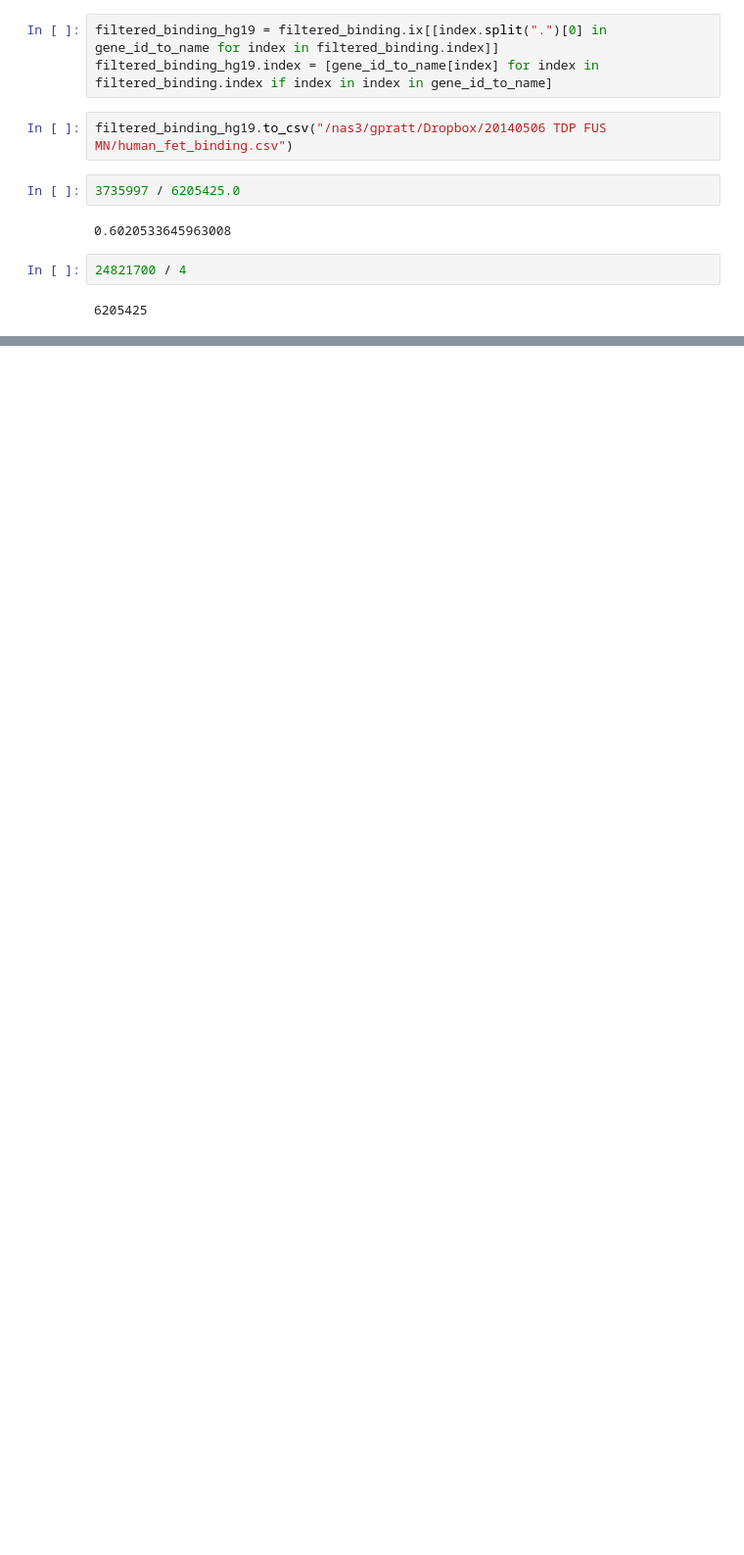
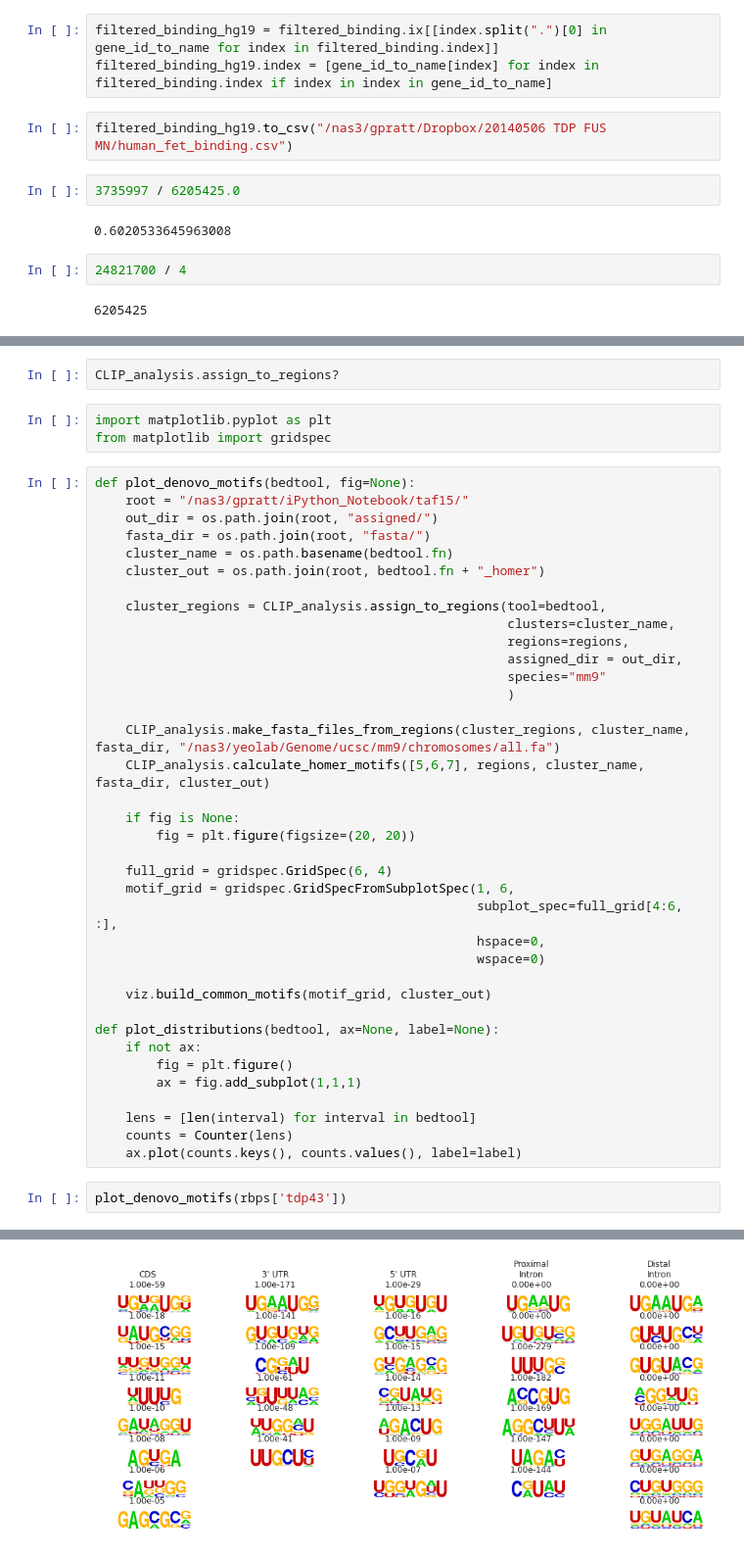
Before and after one commit to gpratt/iPython_Notebook, a Jupyter notebook: taf15/fet_rnaseq_clipseq_overlap.ipynb, the cells around one changed output, grey strips where cells are left out. Shown at 98% size. Drawn from its saved outputs; the diff is of its cells as text; blank space fills up the shorter version.

Commit message:
added motif analysis for fet family

```diff
--- a/taf15/fet_rnaseq_clipseq_overlap.ipynb
+++ b/taf15/fet_rnaseq_clipseq_overlap.ipynb
@@ -452,0 +466,45 @@ filtered_binding_hg19.to_csv("/nas3/gpratt/Dropbox/20140506 TDP FUS MN/human_fet
+# %%
+CLIP_analysis.assign_to_regions?
+# %%
+import matplotlib.pyplot as plt
+from matplotlib import gridspec
+# %%
+def plot_denovo_motifs(bedtool, fig=None):
+    root = "/nas3/gpratt/iPython_Notebook/taf15/"
+    out_dir = os.path.join(root, "assigned/")
+    fasta_dir = os.path.join(root, "fasta/")
+    cluster_name = os.path.basename(bedtool.fn)
+    cluster_out = os.path.join(root, bedtool.fn + "_homer")
+
+    cluster_regions = CLIP_analysis.assign_to_regions(tool=bedtool,
+                                                      clusters=cluster_name,
+                                                      regions=regions,
+                                                      assigned_dir = out_dir,
+                                                      species="mm9"
+                                                      )
+
+    CLIP_analysis.make_fasta_files_from_regions(cluster_regions, cluster_name, fasta_dir, "/nas3/yeolab/Genome/ucsc/mm9/chromosomes/all.fa")
+    CLIP_analysis.calculate_homer_motifs([5,6,7], regions, cluster_name, fasta_dir, cluster_out)
+
+    if fig is None:
+        fig = plt.figure(figsize=(20, 20))
+
+    full_grid = gridspec.GridSpec(6, 4)
+    motif_grid = gridspec.GridSpecFromSubplotSpec(1, 6,
+                                                  subplot_spec=full_grid[4:6, :],
+                                                  hspace=0,
+                                                  wspace=0)
+
+    viz.build_common_motifs(motif_grid, cluster_out)
+
+def plot_distributions(bedtool, ax=None, label=None):
+    if not ax:
+        fig = plt.figure()
+        ax = fig.add_subplot(1,1,1)
+
+    lens = [len(interval) for interval in bedtool]
+    counts = Counter(lens)
+    ax.plot(counts.keys(), counts.values(), label=label)
+# %%
+plot_denovo_motifs(rbps['tdp43'])
+# %% [output]
@@ -452,0 +523 @@ filtered_binding_hg19.to_csv("/nas3/gpratt/Dropbox/20140506 TDP FUS MN/human_fet
+[figure, added]
```
Also changed, not shown: parts of 6 cells of this notebook.
